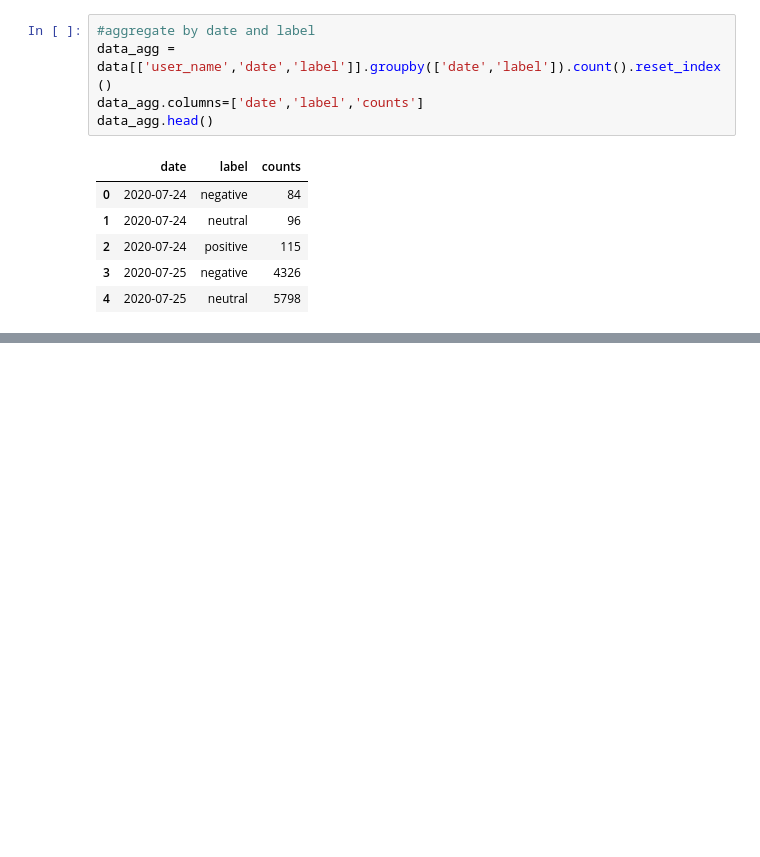
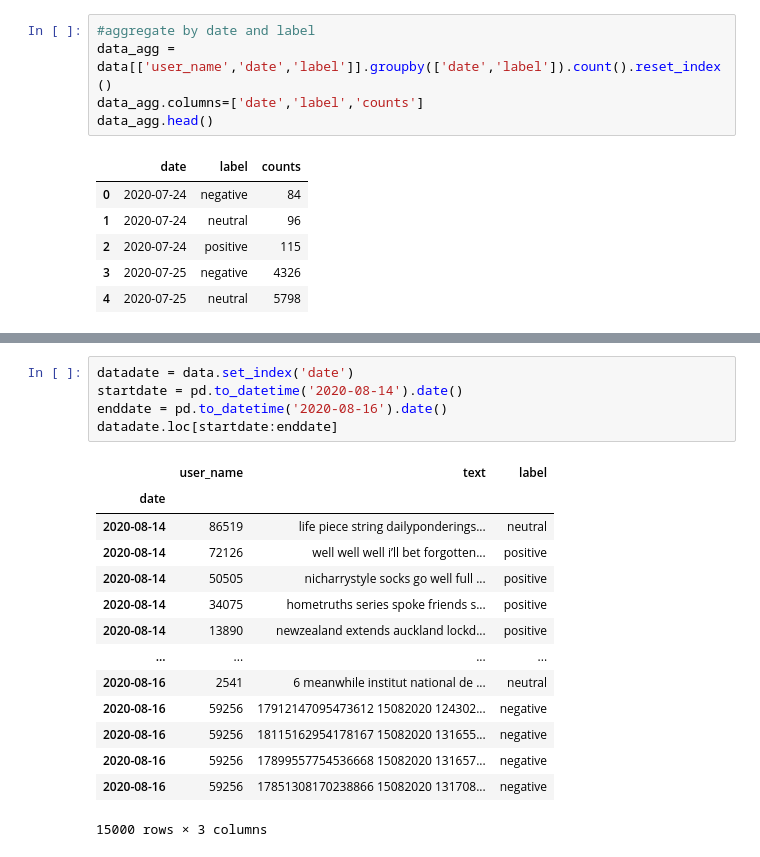
Before and after one commit to tpycrystal/Covid19-tweets-Sentimental-Analysis, a Jupyter notebook: Sentimental Analysis on COVID-19 Tweets using python.ipynb, the cells around one changed output, grey strips where cells are left out. Cells and saved outputs as stored; diff of their text form; blank space fills up the shorter version.

```diff
--- a/Sentimental Analysis on COVID-19 Tweets using python.ipynb
+++ b/Sentimental Analysis on COVID-19 Tweets using python.ipynb
@@ -320,0 +331,20 @@ px.line(data_agg, x='date', y='counts', color='label', title ='daily tweets Sent
+# %%
+datadate = data.set_index('date')
+startdate = pd.to_datetime('2020-08-14').date()
+enddate = pd.to_datetime('2020-08-16').date()
+datadate.loc[startdate:enddate]
+# %% [output]
+|  | user_name | text | label |
+| date |  |  |  |
+| 2020-08-14 | 86519 | life piece string dailyponderings... | neutral |
+| 2020-08-14 | 72126 | well well well i’ll bet forgotten... | positive |
+| 2020-08-14 | 50505 | nicharrystyle socks go well full ... | positive |
+| 2020-08-14 | 34075 | hometruths series spoke friends s... | positive |
+| 2020-08-14 | 13890 | newzealand extends auckland lockd... | positive |
+| ... | ... | ... | ... |
+| 2020-08-16 | 2541 | 6 meanwhile institut national de ... | neutral |
+| 2020-08-16 | 59256 | 17912147095473612 15082020 124302... | negative |
+| 2020-08-16 | 59256 | 18115162954178167 15082020 131655... | negative |
+| 2020-08-16 | 59256 | 17899557754536668 15082020 131657... | negative |
+| 2020-08-16 | 59256 | 17851308170238866 15082020 131708... | negative |
+15000 rows × 3 columns
```
Also changed, not shown: parts of 5 cells of this notebook, 2 other files.
